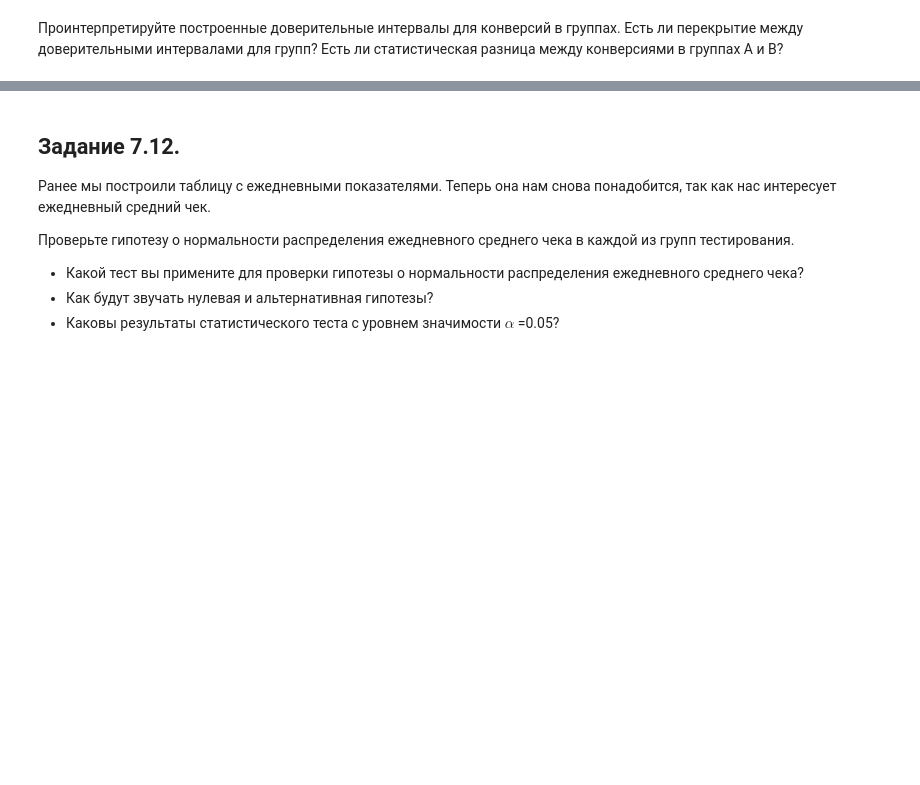
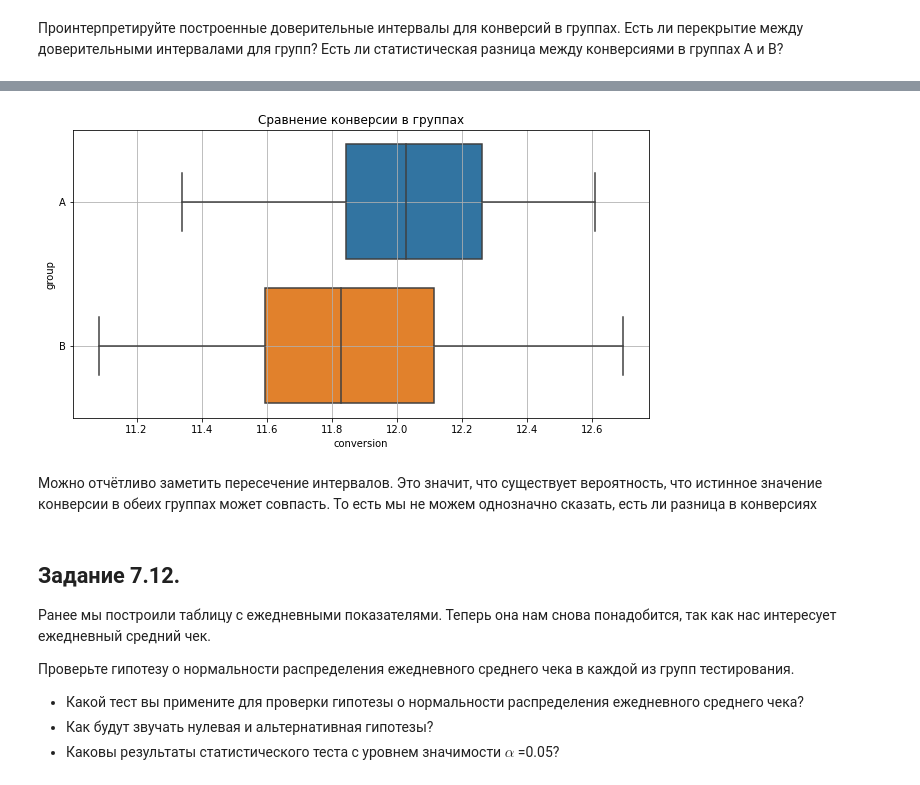
Before and after one commit to MrVengeance/sf_DC, a Jupyter notebook: Template_EDA_5.ipynb, the cells around one changed output, grey strips where cells are left out. Cells and saved outputs as stored; diff of their text form; code cells hidden in the pictures; blank space fills up the shorter version.

```diff
--- a/Template_EDA_5.ipynb
+++ b/Template_EDA_5.ipynb
@@ -409,3 +417,18 @@ print('Доверительный интервал для разности ко
+# %%
+# создаём фигуру размером 8x4
+fig = plt.figure(figsize=(8, 4))
+# добавляем систему координат
+ax = fig.add_axes([1, 1, 1, 1])
+# строим boxplot для conversion по признаку group
+sns.boxplot(data=daily_data, x='conversion', y='group', ax=ax)
+# задаём подпись к графику
+ax.set_title('Сравнение конверсии в группах')
+# задаём отображение сетки
+ax.grid();
+# %% [output]
+[figure, added]
+# %% [markdown]
+Можно отчётливо заметить пересечение интервалов. Это значит, что существует вероятность, что истинное значение конверсии в обеих группах может совпасть. То есть мы не можем однозначно сказать, есть ли разница в конверсиях
 # %% [markdown]
 ## **Задание 7.12.**
 
```
Also changed, not shown: parts of 16 cells of this notebook, 1 other file.
